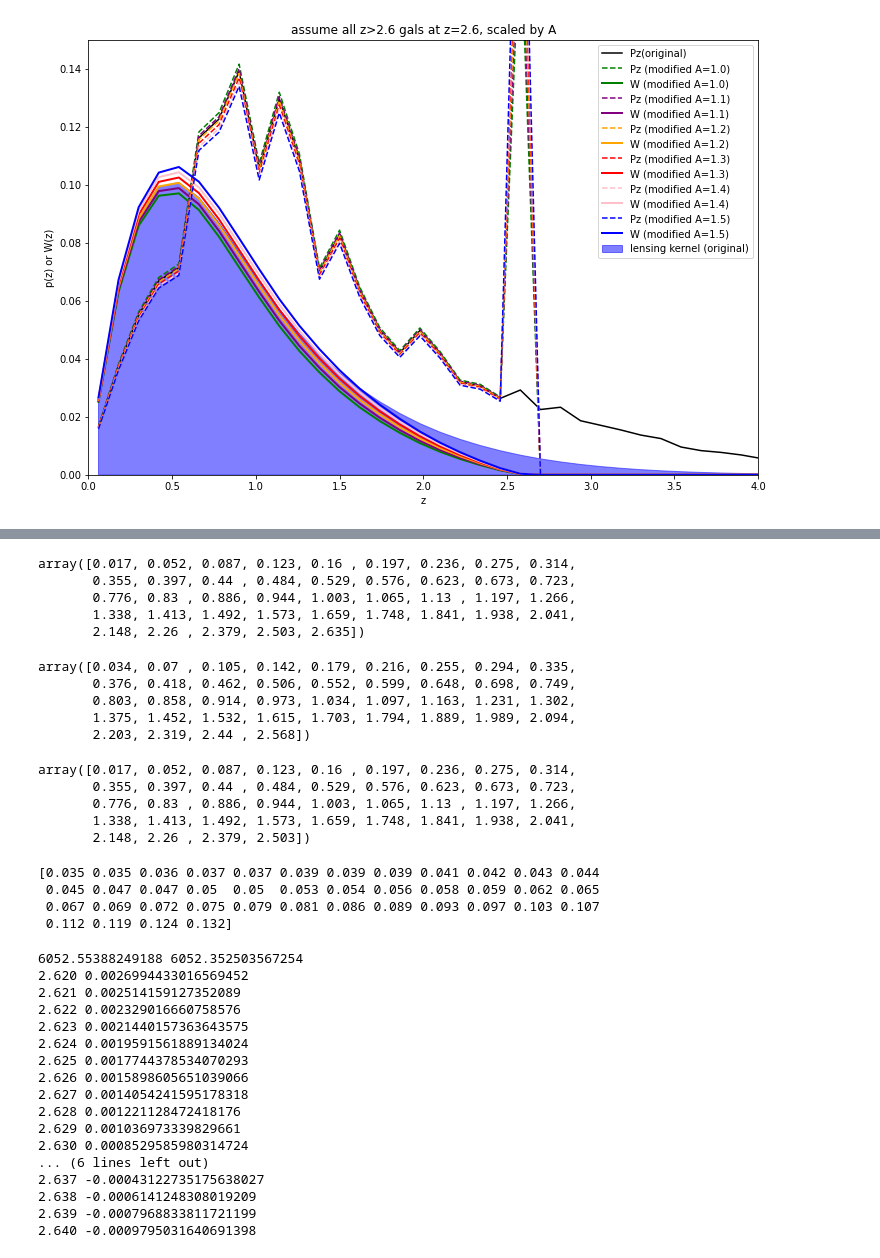
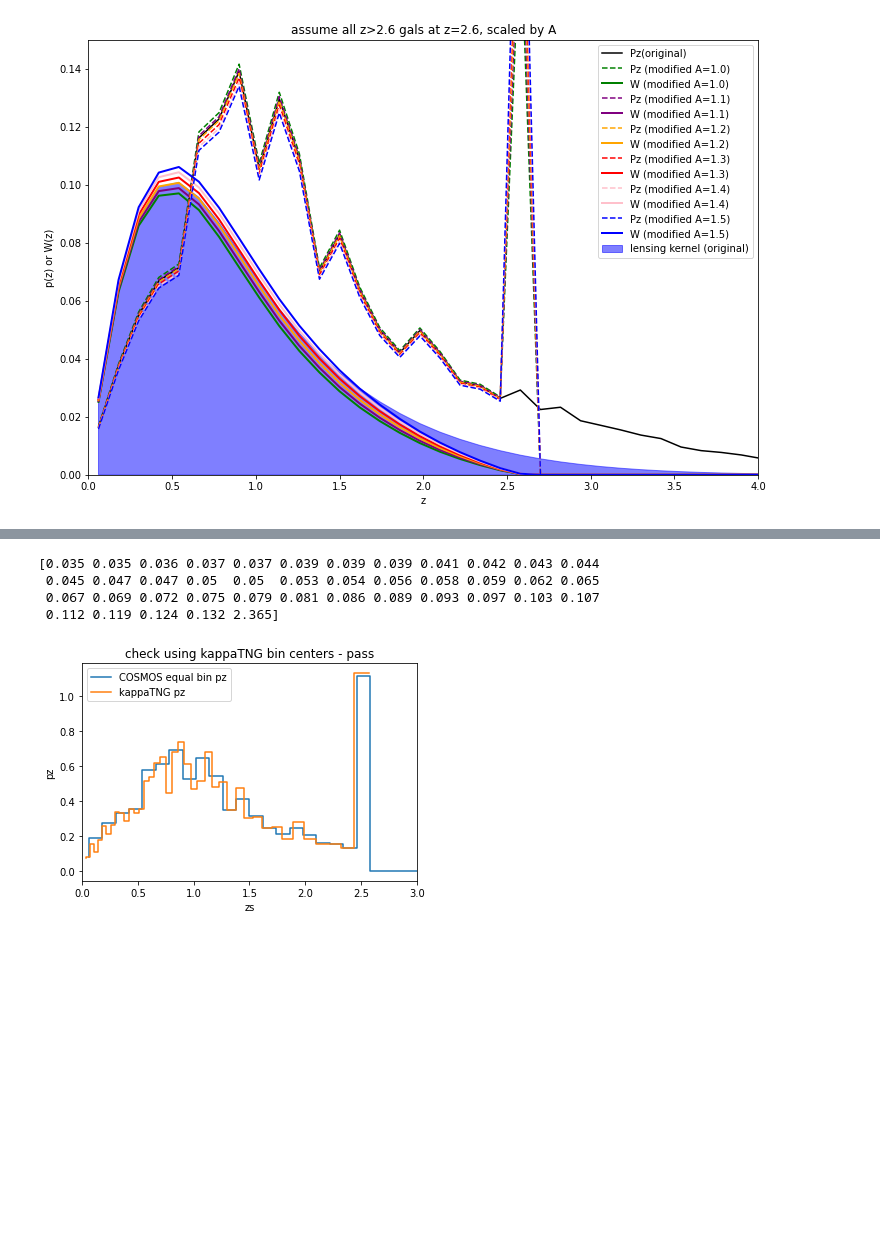
Before and after one commit to liuxx479/pzCOSMOS, a Jupyter notebook: prep_kappaTNG.ipynb, the cells around one changed output, grey strips where cells are left out. Saved outputs shown, nothing was run; the diff lists cells and outputs as text; code cells hidden in the pictures; blank space fills up the shorter version.

```diff
--- a/prep_kappaTNG.ipynb
+++ b/prep_kappaTNG.ipynb
@@ -182,32 +198,8 @@ Pz_select, W_select = modify_Pz (1.2)
 # %%
 ##### next, assign weight to each kappaTNG source plane, using the center and delta z information
 zs_tng, zl_tng = loadtxt(root+'kappaTNG_planes.txt', usecols=[2,5]).T
-zs_edges_tng = concatenate([zl_tng,[2.635,]])
+zs_edges_tng = concatenate([zl_tng,[2.635, 5]])
 # histogram(fullz, bins=zs_edges_tng, normed=True)
-# %%
-zs_edges_tng
-# %% [output]
-array([0.017, 0.052, 0.087, 0.123, 0.16 , 0.197, 0.236, 0.275, 0.314,
-       0.355, 0.397, 0.44 , 0.484, 0.529, 0.576, 0.623, 0.673, 0.723,
-       0.776, 0.83 , 0.886, 0.944, 1.003, 1.065, 1.13 , 1.197, 1.266,
-       1.338, 1.413, 1.492, 1.573, 1.659, 1.748, 1.841, 1.938, 2.041,
-       2.148, 2.26 , 2.379, 2.503, 2.635])
-# %%
-zs_tng
-# %% [output]
-array([0.034, 0.07 , 0.105, 0.142, 0.179, 0.216, 0.255, 0.294, 0.335,
-       0.376, 0.418, 0.462, 0.506, 0.552, 0.599, 0.648, 0.698, 0.749,
-       0.803, 0.858, 0.914, 0.973, 1.034, 1.097, 1.163, 1.231, 1.302,
-       1.375, 1.452, 1.532, 1.615, 1.703, 1.794, 1.889, 1.989, 2.094,
-       2.203, 2.319, 2.44 , 2.568])
-# %%
-zl_tng
-# %% [output]
-array([0.017, 0.052, 0.087, 0.123, 0.16 , 0.197, 0.236, 0.275, 0.314,
-       0.355, 0.397, 0.44 , 0.484, 0.529, 0.576, 0.623, 0.673, 0.723,
-       0.776, 0.83 , 0.886, 0.944, 1.003, 1.065, 1.13 , 1.197, 1.266,
-       1.338, 1.413, 1.492, 1.573, 1.659, 1.748, 1.841, 1.938, 2.041,
-       2.148, 2.26 , 2.379, 2.503])
 # %%
 delta_z = zs_edges_tng[1:]-zs_edges_tng[:-1]
 print (delta_z)
@@ -215,28 +207,25 @@ print (delta_z)
 [0.035 0.035 0.036 0.037 0.037 0.039 0.039 0.039 0.041 0.042 0.043 0.044
  0.045 0.047 0.047 0.05  0.05  0.053 0.054 0.056 0.058 0.059 0.062 0.065
  0.067 0.069 0.072 0.075 0.079 0.081 0.086 0.089 0.093 0.097 0.103 0.107
- 0.112 0.119 0.124 0.132]
+ 0.112 0.119 0.124 0.132 2.365]
-# %%
-### plane 40, find the right edge z, assume samd 102.5 Mpc/h width, find to be z=2.635
-DC_final = (40+0.5)*102.5
-print (40*102.5/h, DC (2.568))
-for iz in arange(2.62, 2.64, 0.001):
-  print ('%.3f'%(iz), DC_final/h/DC(iz)-1)
-# %% [output]
-6052.55388249188 6052.352503567254
-2.620 0.0026994433016569452
-2.621 0.002514159127352089
-2.622 0.002329016660758576
-2.623 0.0021440157363643575
-2.624 0.0019591561889134024
-2.625 0.0017744378534070293
-2.626 0.0015898605651039066
-2.627 0.0014054241595178318
-2.628 0.001221128472418176
-2.629 0.001036973339829661
-2.630 0.0008529585980314724
-... (6 lines left out)
-2.637 -0.00043122735175638027
-2.638 -0.0006141248308019209
-2.639 -0.0007968833811721199
-2.640 -0.0009795031640691398
+# %%
+###### use A=1.2 to modify the pz
+
+weights0, tempbins = histogram(fullz, bins=zs_edges_tng)#, normed=1)
+weights = weights0[:-1].copy()
+weights[-1] = weights[-1]+1.2*weights0[-1]
+weights = weights/sum(weights)
+pz_final = weights/delta_z[:-1] ## (2.635-zs_edges_tng[0])
+#weights/=np.trapz(weights, zs_tng, zs_edges[:-1]
+
+# plot(zs_tng, weights)
+plot(zs_full, mod_arr[2][0], ds='steps', label='COSMOS equal bin pz') #/delta_zs
+plot(zs_tng, pz_final,  ds='steps', label='kappaTNG pz')
+legend()
+xlim(0, 3)
+xlabel('zs')
+ylabel('pz')
+title('check using kappaTNG bin centers - pass')
+show()
+# %% [output]
+[figure, added]
```
Also changed, not shown: parts of 5 cells of this notebook.
